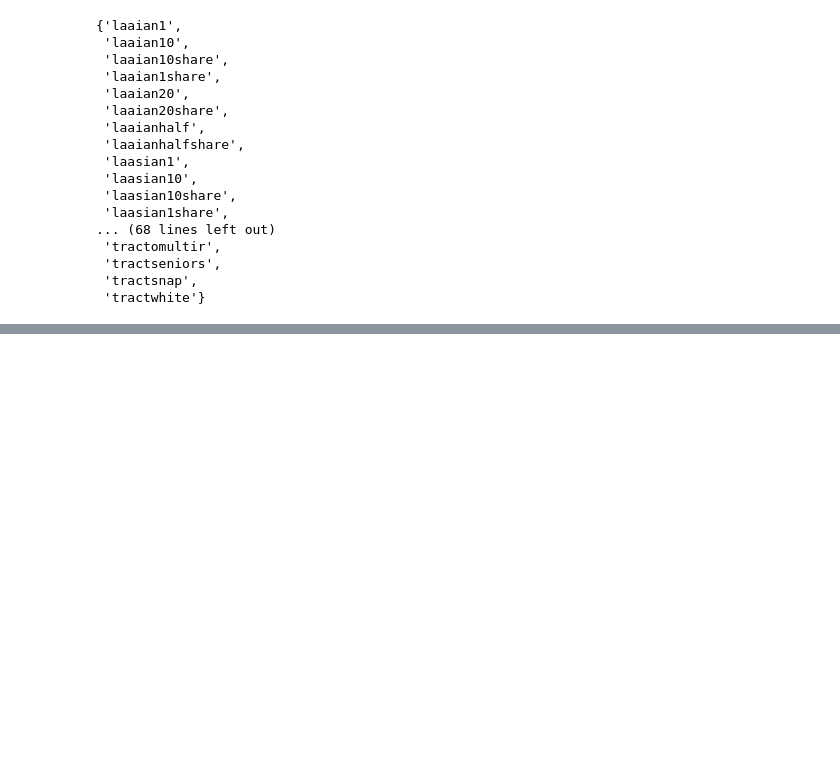
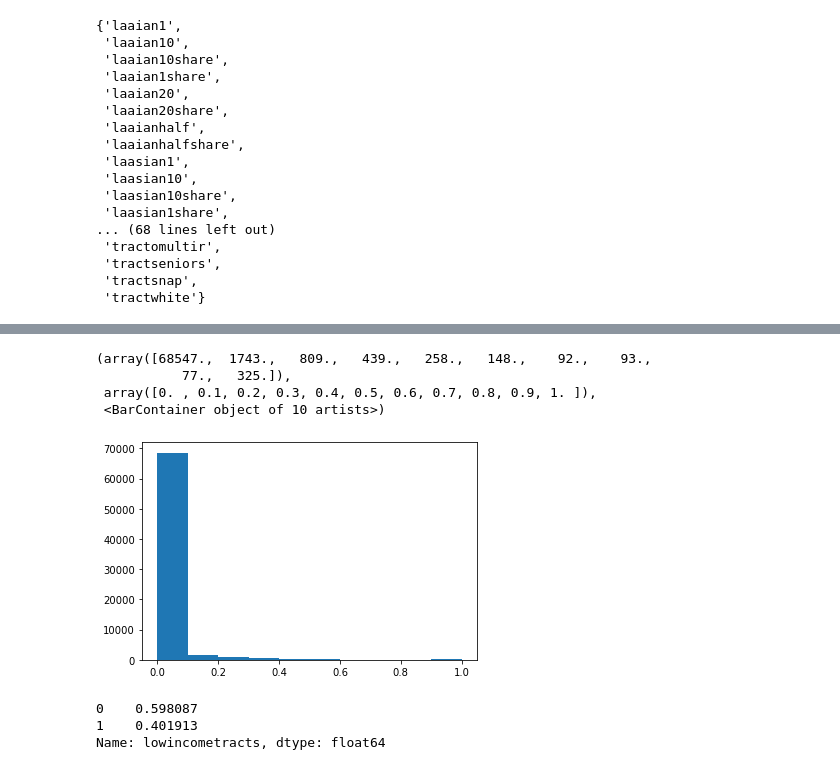
Before and after one commit to derryzrli/food-insecurity-analysis, a Jupyter notebook: starter-code_k.ipynb, the cells around one changed output, grey strips where cells are left out. Cells and saved outputs as stored; diff of their text form; code cells hidden in the pictures; blank space fills up the shorter version.

```diff
--- a/starter-code_k.ipynb
+++ b/starter-code_k.ipynb
@@ -118,0 +147,14 @@ plt.plot(data_2019['pop2010'])
+# %%
+plt.hist(data_2010['pctgqtrs'])
+# %% [output]
+(array([68547.,  1743.,   809.,   439.,   258.,   148.,    92.,    93.,
+           77.,   325.]),
+ array([0. , 0.1, 0.2, 0.3, 0.4, 0.5, 0.6, 0.7, 0.8, 0.9, 1. ]),
+ <BarContainer object of 10 artists>)
+[figure, added]
+# %%
+data_2010['lowincometracts'].value_counts(normalize=True)
+# %% [output]
+0    0.598087
+1    0.401913
+Name: lowincometracts, dtype: float64
```
Also changed, not shown: parts of 5 cells of this notebook.
